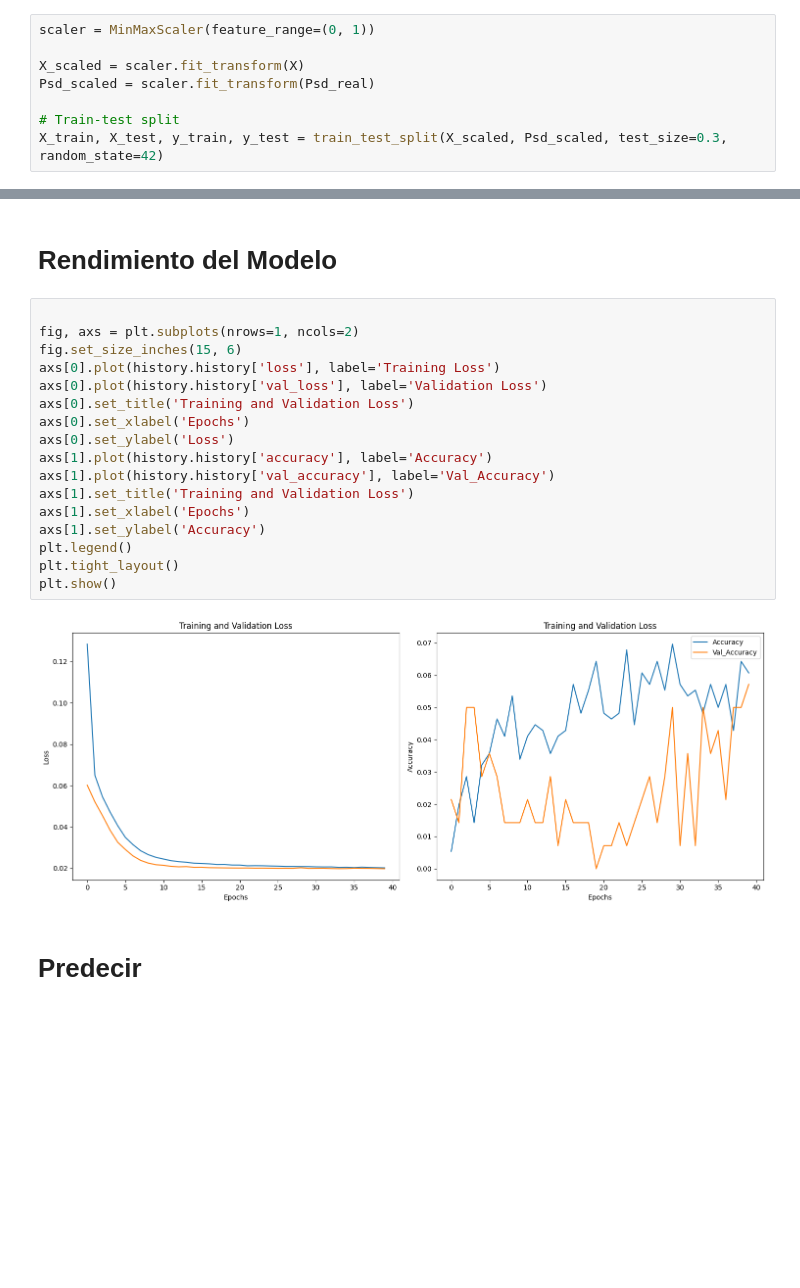
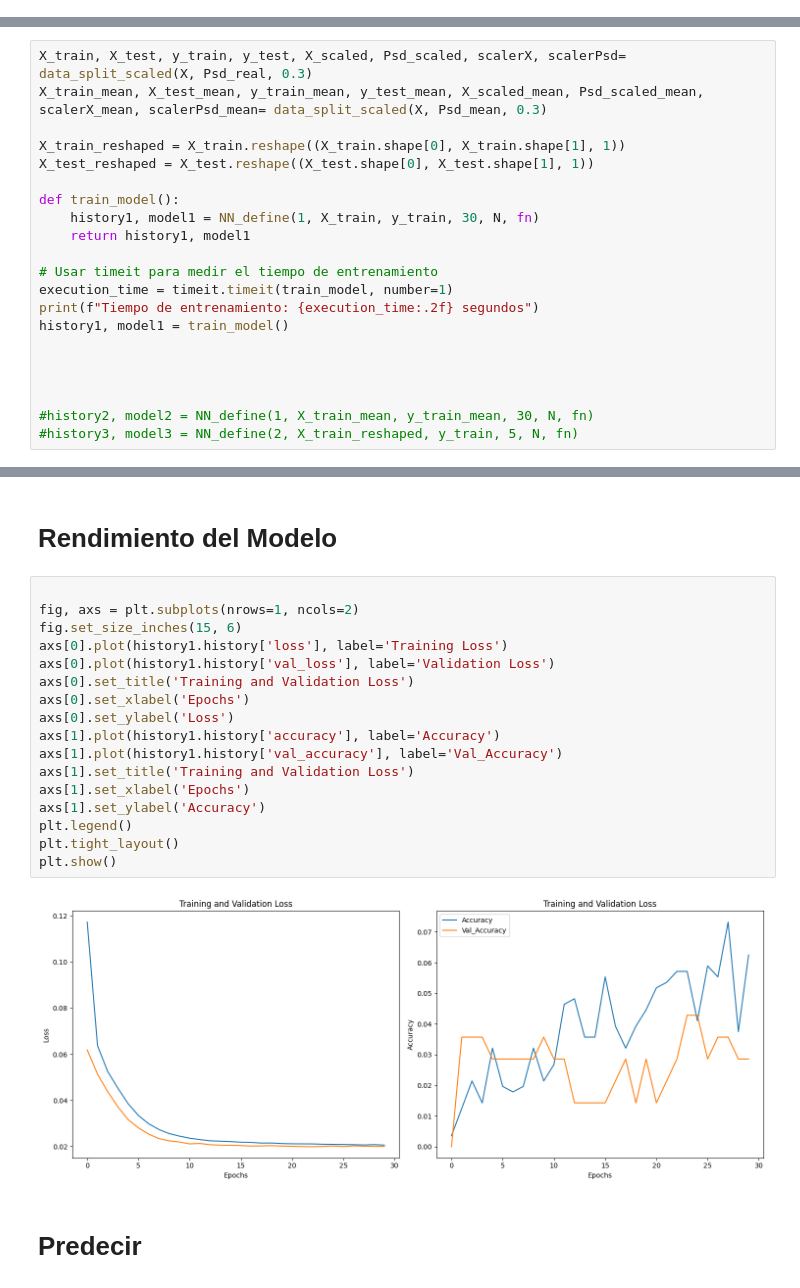
Before and after one commit to dramirezbe/Signal-theory, a Jupyter notebook: Random-signal-analysis/PSD_Estimation_arreglado.ipynb, the cells around one changed output, grey strips where cells are left out. Saved outputs shown, nothing was run; the diff lists cells and outputs as text; blank space fills up the shorter version.

```diff
--- a/Random-signal-analysis/PSD_Estimation_arreglado.ipynb
+++ b/Random-signal-analysis/PSD_Estimation_arreglado.ipynb
@@ -86,11 +113,3 @@ f, Psd_real = matrix_psd(X, fs, nperseg, 'blackmanharris', nfft, fn, N, M)
 Scaler: normaliza los datos a una escala deseada (0,1)
 
 train test split: Divide los datos un porcentaje deseado 70/30, 70 entrenar, 30 test.
-# %%
-scaler = MinMaxScaler(feature_range=(0, 1))
-
-X_scaled = scaler.fit_transform(X)
-Psd_scaled = scaler.fit_transform(Psd_real)
-
-# Train-test split
-X_train, X_test, y_train, y_test = train_test_split(X_scaled, Psd_scaled, test_size=0.3, random_state=42)
@@ -136,0 +155,21 @@ Epoch 40/40
+# %%
+X_train, X_test, y_train, y_test, X_scaled, Psd_scaled, scalerX, scalerPsd= data_split_scaled(X, Psd_real, 0.3)
+X_train_mean, X_test_mean, y_train_mean, y_test_mean, X_scaled_mean, Psd_scaled_mean, scalerX_mean, scalerPsd_mean= data_split_scaled(X, Psd_mean, 0.3)
+
+X_train_reshaped = X_train.reshape((X_train.shape[0], X_train.shape[1], 1))
+X_test_reshaped = X_test.reshape((X_test.shape[0], X_test.shape[1], 1))
+
+def train_model():
+    history1, model1 = NN_define(1, X_train, y_train, 30, N, fn)
+    return history1, model1
+
+# Usar timeit para medir el tiempo de entrenamiento
+execution_time = timeit.timeit(train_model, number=1)
+print(f"Tiempo de entrenamiento: {execution_time:.2f} segundos")
+history1, model1 = train_model()
+
+
+
+
+#history2, model2 = NN_define(1, X_train_mean, y_train_mean, 30, N, fn)
+#history3, model3 = NN_define(2, X_train_reshaped, y_train, 5, N, fn)
@@ -139,22 +196,22 @@ Epoch 40/40
 # %%
 
 fig, axs = plt.subplots(nrows=1, ncols=2)
 fig.set_size_inches(15, 6)
-axs[0].plot(history.history['loss'], label='Training Loss')
-axs[0].plot(history.history['val_loss'], label='Validation Loss')
+axs[0].plot(history1.history['loss'], label='Training Loss')
+axs[0].plot(history1.history['val_loss'], label='Validation Loss')
 axs[0].set_title('Training and Validation Loss')
 axs[0].set_xlabel('Epochs')
 axs[0].set_ylabel('Loss')
-axs[1].plot(history.history['accuracy'], label='Accuracy')
-axs[1].plot(history.history['val_accuracy'], label='Val_Accuracy')
+axs[1].plot(history1.history['accuracy'], label='Accuracy')
+axs[1].plot(history1.history['val_accuracy'], label='Val_Accuracy')
 axs[1].set_title('Training and Validation Loss')
 axs[1].set_xlabel('Epochs')
 axs[1].set_ylabel('Accuracy')
 plt.legend()
 plt.tight_layout()
 plt.show()
 # %% [output]
-[figure, old version]
+[figure, new version]
 # %% [markdown]
 # Predecir
 # %%
```
Also changed, not shown: parts of 12 cells of this notebook, 1 other file.
